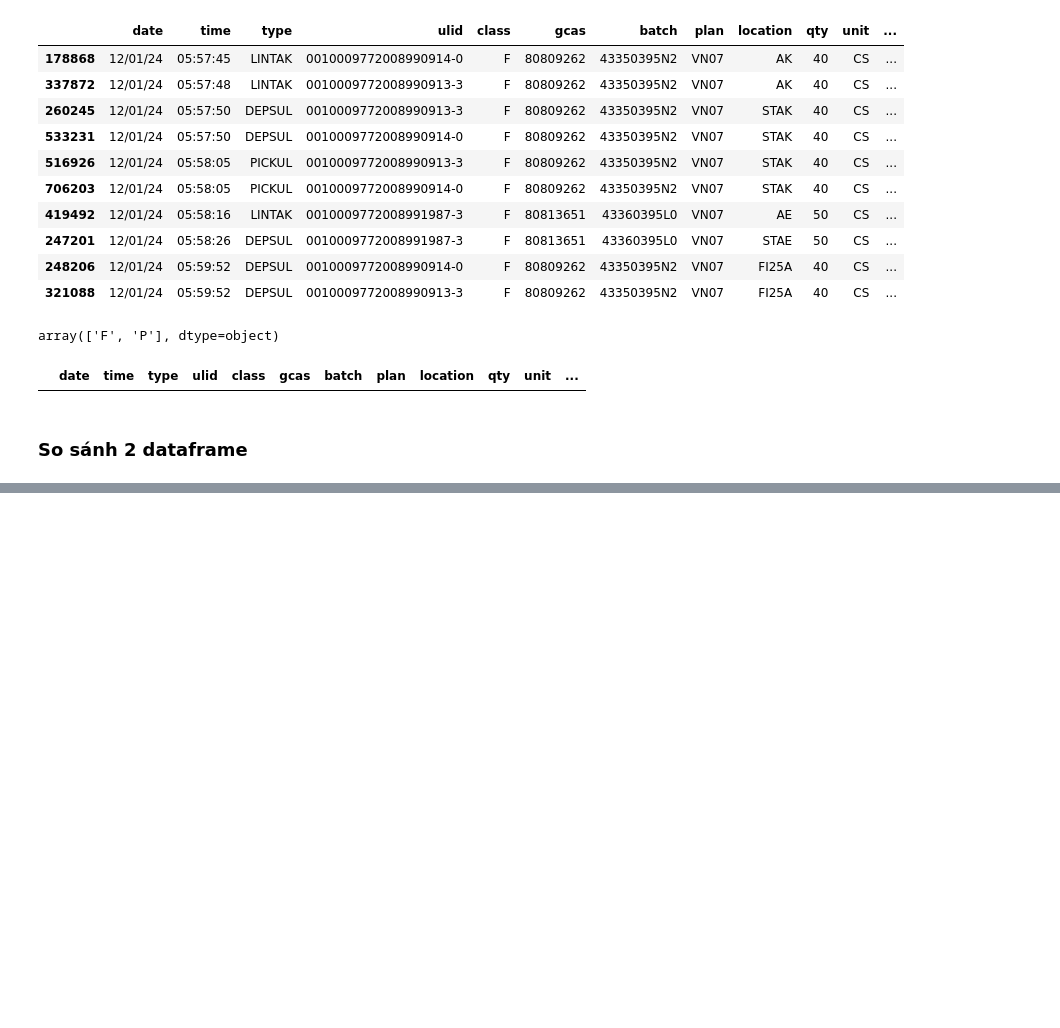
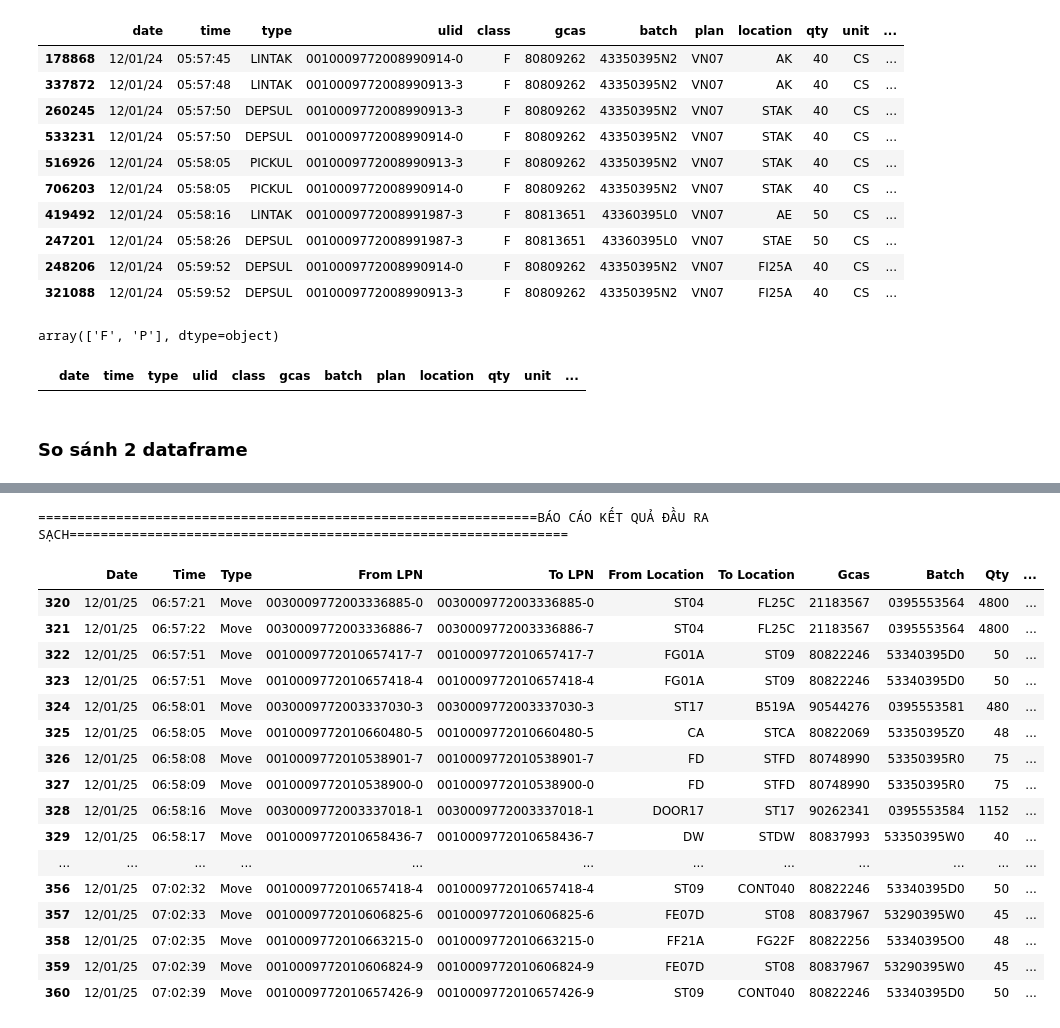
Before and after one commit to biennn86/streamlit_v2, a Jupyter notebook: _linhtinh/np/get_trans_pattern_new.ipynb, the cells around one changed output, grey strips where cells are left out. Drawn from its saved outputs; the diff is of its cells as text; code cells hidden in the pictures; blank space fills up the shorter version.

```diff
--- a/_linhtinh/np/get_trans_pattern_new.ipynb
+++ b/_linhtinh/np/get_trans_pattern_new.ipynb
@@ -151,0 +803,24 @@ df_178687[df_178687['ulid'] == '0010009772008759523-9']
+# %%
+report_tile = "BÁO CÁO KẾT QUẢ ĐẦU RA SẠCH"
+print(f"{report_tile:=^155}")
+display(df_final_report.loc[320:360])
+display(df_final_report[df_final_report['From LPN']=='0010009772010617292-2'])
+# %% [output]
+================================================================BÁO CÁO KẾT QUẢ ĐẦU RA SẠCH================================================================
+|  | Date | Time | Type | From LPN | To LPN | From Location | To Location | Gcas | Batch | Qty | ... |
+| 320 | 12/01/25 | 06:57:21 | Move | 0030009772003336885-0 | 0030009772003336885-0 | ST04 | FL25C | 21183567 | 0395553564 | 4800 | ... |
+| 321 | 12/01/25 | 06:57:22 | Move | 0030009772003336886-7 | 0030009772003336886-7 | ST04 | FL25C | 21183567 | 0395553564 | 4800 | ... |
+| 322 | 12/01/25 | 06:57:51 | Move | 0010009772010657417-7 | 0010009772010657417-7 | FG01A | ST09 | 80822246 | 53340395D0 | 50 | ... |
+| 323 | 12/01/25 | 06:57:51 | Move | 0010009772010657418-4 | 0010009772010657418-4 | FG01A | ST09 | 80822246 | 53340395D0 | 50 | ... |
+| 324 | 12/01/25 | 06:58:01 | Move | 0030009772003337030-3 | 0030009772003337030-3 | ST17 | B519A | 90544276 | 0395553581 | 480 | ... |
+| 325 | 12/01/25 | 06:58:05 | Move | 0010009772010660480-5 | 0010009772010660480-5 | CA | STCA | 80822069 | 53350395Z0 | 48 | ... |
+| 326 | 12/01/25 | 06:58:08 | Move | 0010009772010538901-7 | 0010009772010538901-7 | FD | STFD | 80748990 | 53350395R0 | 75 | ... |
+| 327 | 12/01/25 | 06:58:09 | Move | 0010009772010538900-0 | 0010009772010538900-0 | FD | STFD | 80748990 | 53350395R0 | 75 | ... |
+| 328 | 12/01/25 | 06:58:16 | Move | 0030009772003337018-1 | 0030009772003337018-1 | DOOR17 | ST17 | 90262341 | 0395553584 | 1152 | ... |
+| 329 | 12/01/25 | 06:58:17 | Move | 0010009772010658436-7 | 0010009772010658436-7 | DW | STDW | 80837993 | 53350395W0 | 40 | ... |
+| ... | ... | ... | ... | ... | ... | ... | ... | ... | ... | ... | ... |
+| 356 | 12/01/25 | 07:02:32 | Move | 0010009772010657418-4 | 0010009772010657418-4 | ST09 | CONT040 | 80822246 | 53340395D0 | 50 | ... |
+| 357 | 12/01/25 | 07:02:33 | Move | 0010009772010606825-6 | 0010009772010606825-6 | FE07D | ST08 | 80837967 | 53290395W0 | 45 | ... |
+| 358 | 12/01/25 | 07:02:35 | Move | 0010009772010663215-0 | 0010009772010663215-0 | FF21A | FG22F | 80822256 | 53340395O0 | 48 | ... |
+| 359 | 12/01/25 | 07:02:39 | Move | 0010009772010606824-9 | 0010009772010606824-9 | FE07D | ST08 | 80837967 | 53290395W0 | 45 | ... |
+| 360 | 12/01/25 | 07:02:39 | Move | 0010009772010657426-9 | 0010009772010657426-9 | ST09 | CONT040 | 80822246 | 53340395D0 | 50 | ... |
```
Also changed, not shown: parts of 31 cells of this notebook, 4 other files.
